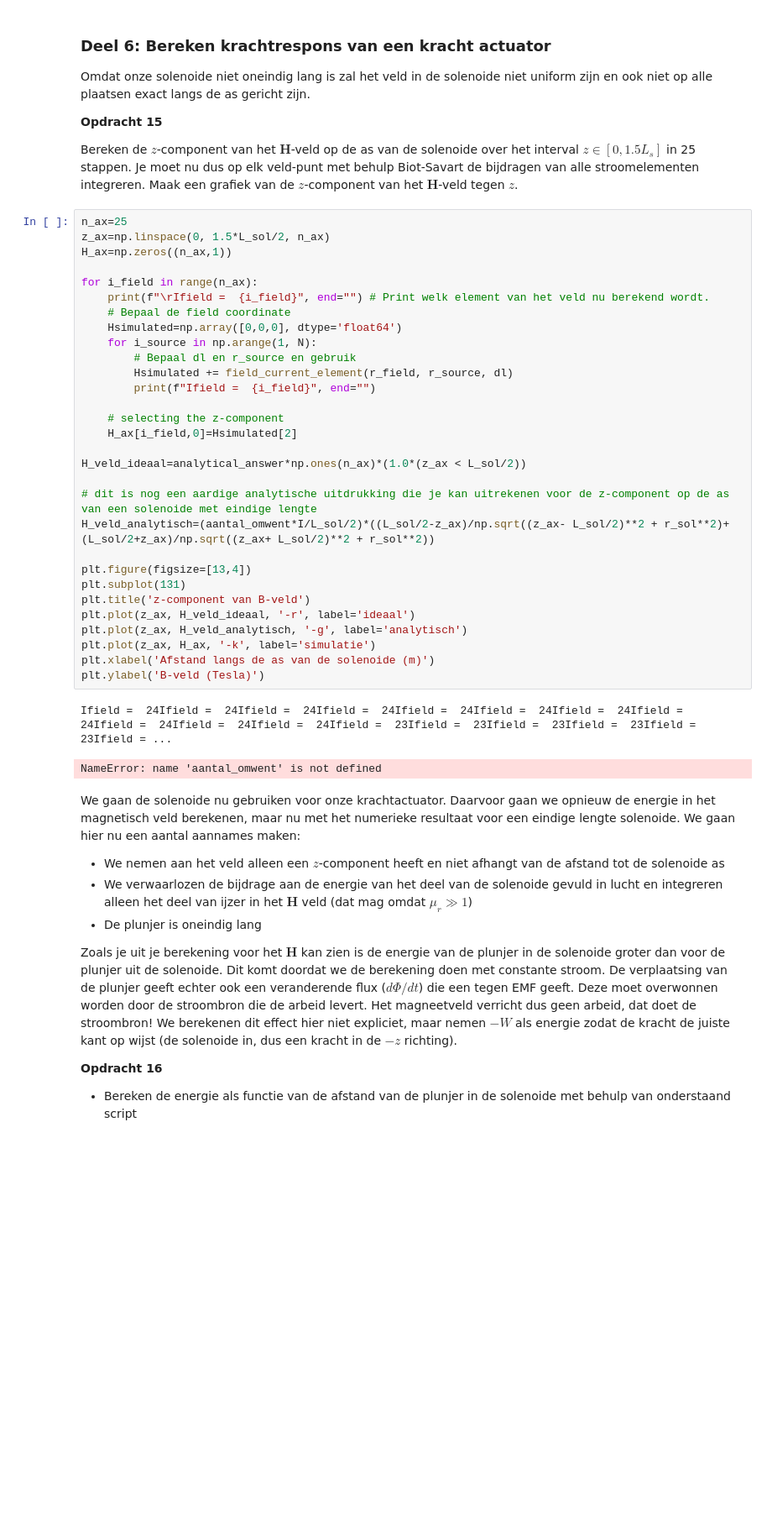
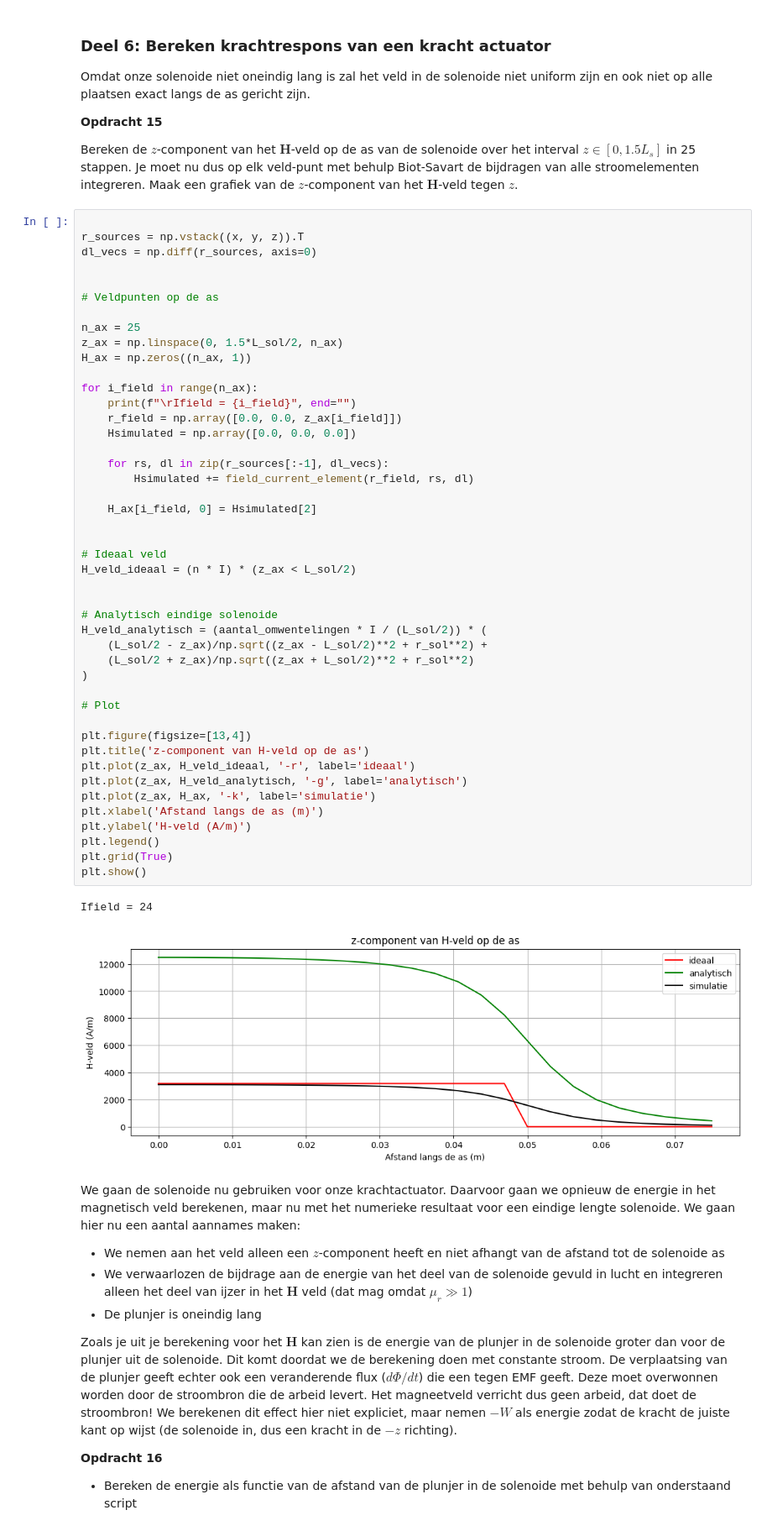
Before and after one commit to tkijlstra/mijn-opdrachten-DEF-D, a Jupyter notebook: 2KrachtactuatorOpdracht/2KrachtactuatorOpdracht/KrachtactuatorOpdracht.ipynb, the cells around one changed output. Shown at 84% size. Drawn from its saved outputs; the diff is of its cells as text; blank space fills up the shorter version.

```diff
--- a/2KrachtactuatorOpdracht/2KrachtactuatorOpdracht/KrachtactuatorOpdracht.ipynb
+++ b/2KrachtactuatorOpdracht/2KrachtactuatorOpdracht/KrachtactuatorOpdracht.ipynb
@@ -694,38 +693,53 @@ Omdat onze solenoide niet oneindig lang is zal het veld in de solenoide niet uni
 
 Bereken de $z$-component van het $\mathbf{H}$-veld op de as van de solenoide over het interval $z \in [0, 1.5L_s]$ in 25 stappen. Je moet nu dus op elk veld-punt met behulp Biot-Savart de bijdragen van alle stroomelementen integreren. Maak een grafiek van de $z$-component van het $\mathbf{H}$-veld tegen $z$.
 # %%
-n_ax=25
-z_ax=np.linspace(0, 1.5*L_sol/2, n_ax)
-H_ax=np.zeros((n_ax,1))
+
+r_sources = np.vstack((x, y, z)).T
+dl_vecs = np.diff(r_sources, axis=0)
+
+
+# Veldpunten op de as
+
+n_ax = 25
+z_ax = np.linspace(0, 1.5*L_sol/2, n_ax)
+H_ax = np.zeros((n_ax, 1))
 
 for i_field in range(n_ax):
-    print(f"\rIfield =  {i_field}", end="") # Print welk element van het veld nu berekend wordt.
-    # Bepaal de field coordinate
-    Hsimulated=np.array([0,0,0], dtype='float64')
-    for i_source in np.arange(1, N):
-        # Bepaal dl en r_source en gebruik
-        Hsimulated += field_current_element(r_field, r_source, dl)
-        print(f"Ifield =  {i_field}", end="")
+    print(f"\rIfield = {i_field}", end="")
+    r_field = np.array([0.0, 0.0, z_ax[i_field]])
+    Hsimulated = np.array([0.0, 0.0, 0.0])
 
-    # selecting the z-component
-    H_ax[i_field,0]=Hsimulated[2]
+    for rs, dl in zip(r_sources[:-1], dl_vecs):
+        Hsimulated += field_current_element(r_field, rs, dl)
 
-H_veld_ideaal=analytical_answer*np.ones(n_ax)*(1.0*(z_ax < L_sol/2))
+    H_ax[i_field, 0] = Hsimulated[2]
 
-# dit is nog een aardige analytische uitdrukking die je kan uitrekenen voor de z-component op de as van een solenoide met eindige lengte
-H_veld_analytisch=(aantal_omwent*I/L_sol/2)*((L_sol/2-z_ax)/np.sqrt((z_ax- L_sol/2)**2 + r_sol**2)+(L_sol/2+z_ax)/np.sqrt((z_ax+ L_sol/2)**2 + r_sol**2))
+
+# Ideaal veld
+H_veld_ideaal = (n * I) * (z_ax < L_sol/2)
+
+
+# Analytisch eindige solenoide
+H_veld_analytisch = (aantal_omwentelingen * I / (L_sol/2)) * (
+    (L_sol/2 - z_ax)/np.sqrt((z_ax - L_sol/2)**2 + r_sol**2) +
+    (L_sol/2 + z_ax)/np.sqrt((z_ax + L_sol/2)**2 + r_sol**2)
+)
+
+# Plot
 
 plt.figure(figsize=[13,4])
-plt.subplot(131)
-plt.title('z-component van B-veld')
+plt.title('z-component van H-veld op de as')
 plt.plot(z_ax, H_veld_ideaal, '-r', label='ideaal')
 plt.plot(z_ax, H_veld_analytisch, '-g', label='analytisch')
 plt.plot(z_ax, H_ax, '-k', label='simulatie')
-plt.xlabel('Afstand langs de as van de solenoide (m)')
-plt.ylabel('B-veld (Tesla)')
+plt.xlabel('Afstand langs de as (m)')
+plt.ylabel('H-veld (A/m)')
+plt.legend()
+plt.grid(True)
+plt.show()
 # %% [output]
-Ifield =  24Ifield =  24Ifield =  24Ifield =  24Ifield =  24Ifield =  24Ifield =  24Ifield =  24Ifield =  24Ifield =  24Ifield =  24Ifield =  23Ifield =  23Ifield =  23Ifield =  23Ifield =  23Ifield = ...
+Ifield = 24
-NameError: name 'aantal_omwent' is not defined
+[figure, added]
 # %% [markdown]
 We gaan de solenoide nu gebruiken voor onze krachtactuator. Daarvoor gaan we opnieuw de energie in het magnetisch veld berekenen, maar nu met het numerieke resultaat voor een eindige lengte solenoide. We gaan hier nu een aantal aannames maken:
 * We nemen aan het veld alleen een $z$-component heeft en niet afhangt van de afstand tot de solenoide as
```
Also changed, not shown: parts of 3 cells of this notebook.
